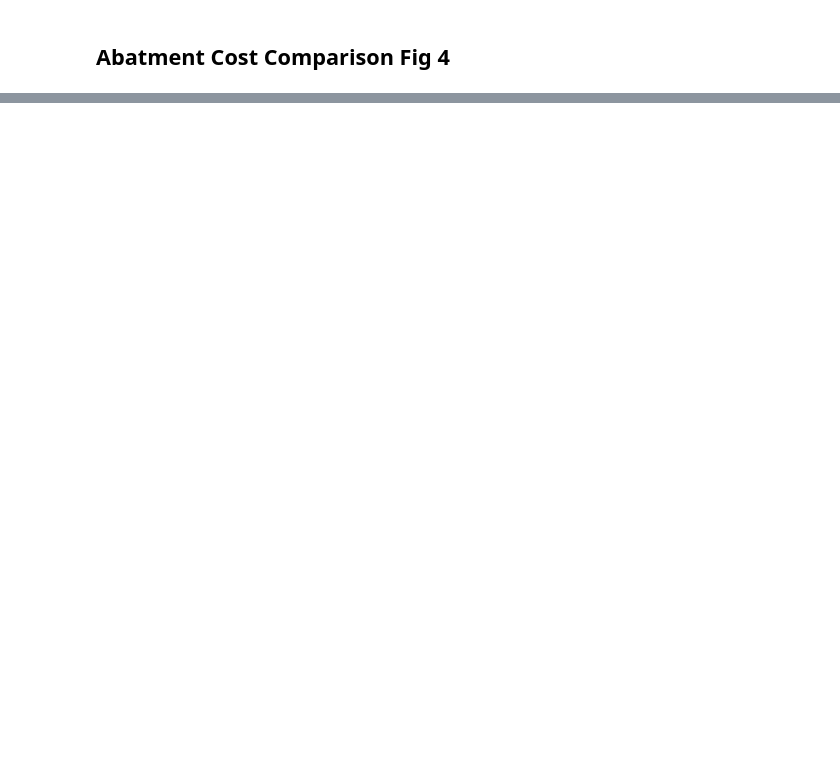
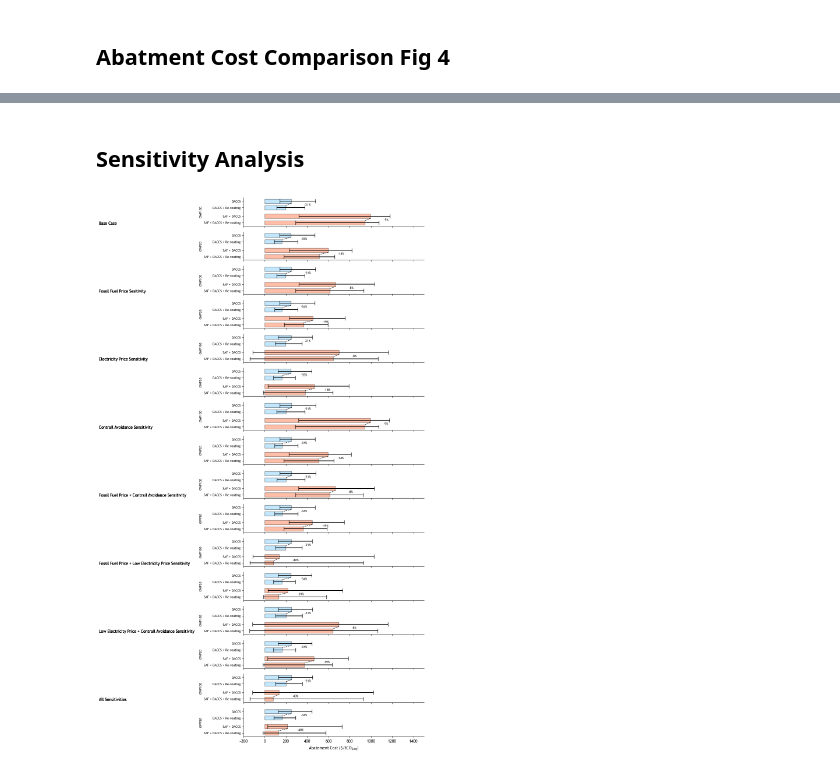
Before and after one commit to kfdsievert/DACCSvDACCU, a Jupyter notebook: code/plots.ipynb, the cells around one changed output, grey strips where cells are left out. Cells and saved outputs as stored; diff of their text form; code cells hidden in the pictures; blank space fills up the shorter version.

```diff
--- a/code/plots.ipynb
+++ b/code/plots.ipynb
@@ -582,0 +614,2 @@ plt.show()
+# %% [markdown]
+## Sensitivity Analysis
@@ -582,0 +645,64 @@ plt.show()
+# %%
+fig, axs = plt.subplots(16, 1, figsize=(8, 24), sharex=True)
+plt.xlim(-200, 1500)
+bar_height = 0.01
+color_saf, color_daccs = 'coral', 'lightskyblue'
+
+scenario_count = 0
+for sensitivity_scenario in sensitivity_scenarios:
+
+    gwp_data = {
+        "GWP100": {
+            "SAF + DACCS" : extract_costs(sensitivity_scenario_dfs[sensitivity_scenario]["SAF"]["GWP100"]["Base Case"]),
+            "SAF + DACCS + Re-routing" : extract_costs(sensitivity_scenario_dfs[sensitivity_scenario]["SAF"]["GWP100"]["CA_both"]),
+            "DACCS" : extract_costs(sensitivity_scenario_dfs[sensitivity_scenario]["DACCS"]["GWP100"]["Base Case"]),
+            "DACCS + Re-routing" : extract_costs(sensitivity_scenario_dfs[sensitivity_scenario]["DACCS"]["GWP100"]["CA_both"]),
+        },
+        "GWP20": {
+            "SAF + DACCS" : extract_costs(sensitivity_scenario_dfs[sensitivity_scenario]["SAF"]["GWP20"]["Base Case"]),
+            "SAF + DACCS + Re-routing" : extract_costs(sensitivity_scenario_dfs[sensitivity_scenario]["SAF"]["GWP20"]["CA_both"]),
+            "DACCS" : extract_costs(sensitivity_scenario_dfs[sensitivity_scenario]["DACCS"]["GWP20"]["Base Case"]),
+            "DACCS + Re-routing" : extract_costs(sensitivity_scenario_dfs[sensitivity_scenario]["DACCS"]["GWP20"]["CA_both"]),
+        }
+    }
+
+    y_positions = [-bar_height, -2.5* bar_height, 2.5 * bar_height, bar_height]
+    colors = [color_saf, color_saf, color_daccs, color_daccs]
+    labels = ["SAF + DACCS", "SAF + DACCS + Re-routing", "DACCS", "DACCS + Re-routing"]
+
+    for i, (gwp, data) in enumerate(gwp_data.items()):
+        for y_pos, label, color in zip(y_positions, labels, colors):
+            current_axs = scenario_count + i
+
+            if current_axs % 2 == 0:
+                title = None
+            else:
+                title = title_mapper[sensitivity_scenario]
+
+            if label in ["SAF + DACCS", "DACCS"]:
+                base_value = data[label]["median"]
+
+            if label in ["SAF + DACCS + Re-routing", "DACCS + Re-routing"]:
+                new_value  = data[label]["median"]
+                pct_change = ((new_value - base_value) * 100) / base_value
+                axs[current_axs].text(
+                    new_value + 175 , y_pos + bar_height/1.5, f"{pct_change:.0f}%", color="black", fontsize=8,
+                    verticalalignment='center', horizontalalignment='left'
+                )
+                axs[current_axs].plot(
+                    [base_value, new_value], [y_pos + bar_height, y_pos + bar_height/2], color="black", linestyle='--', linewidth=1
+                )
+
+            plot_bar(axs[current_axs], y_pos, data[label], color,gwp, title = title, sensitivity =True)
+
+    scenario_count += 2
+
+    axs[-1].set_xlabel("Abatement Cost (\$/tCO$_{2eq}$)")
+
+    for ax in axs:
+        ax.spines['top'].set_visible(False)
+        ax.spines['right'].set_visible(False)
+
+plt.show()
+# %% [output]
+[figure, added]
```
Also changed, not shown: parts of 9 cells of this notebook, 2 other files.
